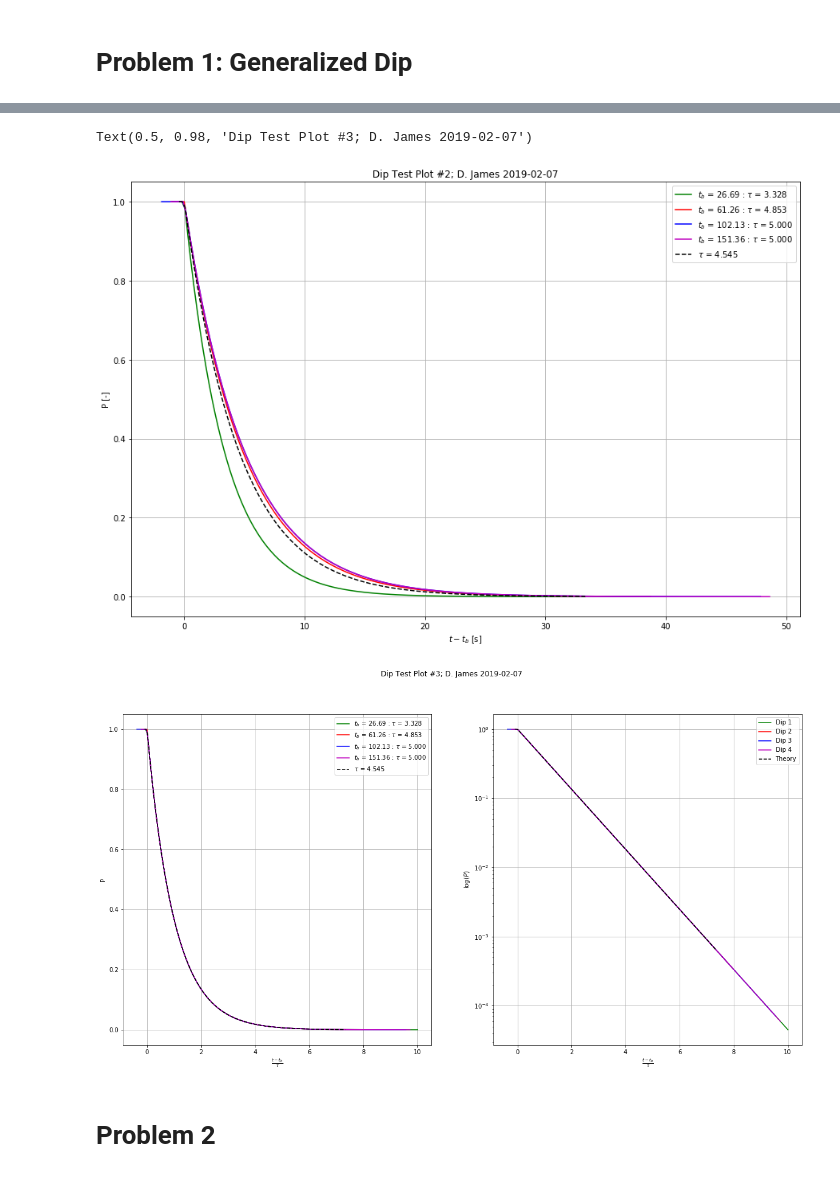
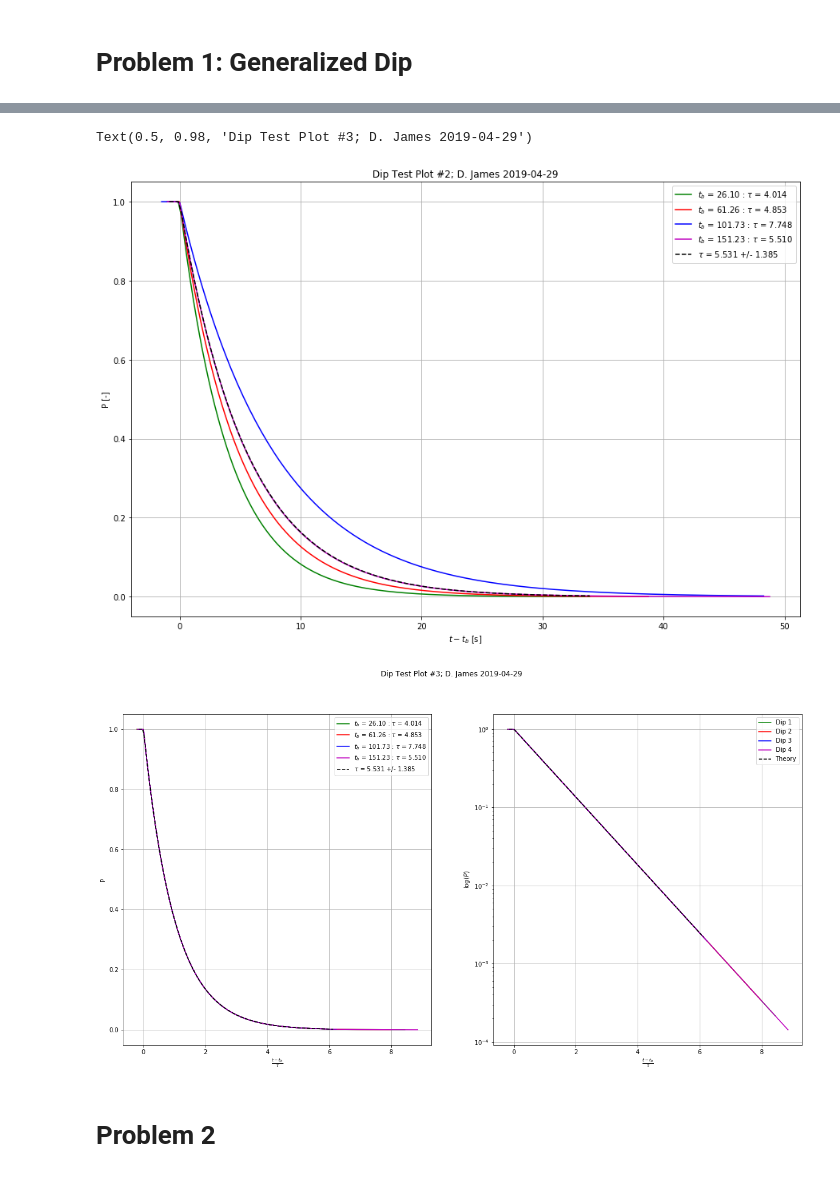
Before and after one commit to DJ-2805/temperature-recorder, a Jupyter notebook: homework/hw3/hw3.ipynb, the cells around one changed output, grey strips where cells are left out. Cells and saved outputs as stored; diff of their text form; code cells hidden in the pictures.

```diff
--- a/homework/hw3/hw3.ipynb
+++ b/homework/hw3/hw3.ipynb
@@ -60,14 +77,18 @@ plt.close()
 # %%
+def normalize(tau, tbreak, t):
+    p = np.exp((tbreak-t)/tau)
+    p[np.where(t < tbreak)] = 1.0
+    return p
+
 '''
 normalized piecewise function
 tau: time constant [s]
 tbreak: time when functions steps down to exponential [s]
 returns normalized value [-]
 '''
-def tModel(tau, tbreak, t):
-    p = np.exp((tbreak-t)/tau)
-    p[np.where(t < tbreak)] = 1.0
-    return p
+def tModel(tau, tbreak, t, ti, tf):
+    return tf + (ti - tf)*np.exp((tbreak-t)/tau)
+
 '''
 residual function to be used for nonlinear fit
 params:
@@ -82,15 +103,16 @@ returns temperature value [C]
 def residual(params,temp, t, ti, tf):
     tau = params['tau']
     tbreak = params['tbreak']
-    return tf + (ti - tf)*np.exp((tbreak-t)/tau) - temp
+    return tModel(tau, tbreak, t, ti, tf) - temp
 # %%
 # list to hold parameters tau and tbreak
 paramVals = []
-# list to hold normalized values analyzed at minimized tau and tbreak
-tModelVals = []
+# list to hold normalized values
+pModelVals = []
 
 # the theoretical tau (treated within the for loop)
 tauMean = 0
+tauSTD = 0
 
 # figures to be plotted on
 fig2 = plt.figure(num=2,figsize=(15,10))
@@ -100,64 +122,80 @@ for i in range(0,5):
     if(i != 4):
         # creating parameters and minimizing residuals
         params = Parameters()
-        params.add('tau', value=3, max=5)
-        params.add('tbreak',value=152, max=160)
-        out = minimize(residual, params, args=(tempBreakout[i], timeBreakout[i], tempBreakout[i][0], tempBreakout[i][-1]))
+        params.add('tau', value=3) #, max=5)
+        params.add('tbreak',value=152) #, max=160)
+        out = minimize(residual, params, args=(tempBreakout[i],
+                                               timeBreakout[i],
+                                               tempBreakout[i][0],
+                                               tempBreakout[i][-1]))
 
         # appending parameters and model values analzed at parameters
         paramVals.append([out.params['tau'].value,out.params['tbreak'].value])
-        tModelVals.append(tModel(paramVals[i][0],paramVals[i][1],timeBreakout[i]))
+        pModelVals.append(normalize(paramVals[i][0],paramVals[i][1],timeBreakout[i]))
 
         # creating handle for functions to be plotted
         currentLabel = r'$t_b$ = %4.2f : $\tau$ = %4.3f' % (paramVals[i][1], paramVals[i][0])
 
         # plotting normalized model vs time graph
         plt.figure(2)
-        plt.plot(timeBreakout[i]-paramVals[i][1],tModelVals[i],color[i+2],label=currentLabel)
+
+        plt.plot(timeBreakout[i]-paramVals[i][1],
+                 pModelVals[i],color[i+2],label=currentLabel)
 
         # plotting normalized model vs normalized time
-        ax1.plot((timeBreakout[i]-paramVals[i][1])/paramVals[i][0],tModelVals[i],color[i+2],label=currentLabel)
+        ax1.plot((timeBreakout[i]-paramVals[i][1])/paramVals[i][0],
+                 pModelVals[i],color[i+2],label=currentLabel)
 
         # plotting normalized log model vs normalized time
-        ax2.semilogy((timeBreakout[i]-paramVals[i][1])/paramVals[i][0],tModelVals[i],color[i+2], label='Dip '+str(i+1))
+        ax2.semilogy((timeBreakout[i]-paramVals[i][1])/paramVals[i][0],
+                     pModelVals[i],color[i+2], label='Dip '+str(i+1))
     else:
         # getting theoretical tau
         tauMean = np.mean([paramVals[i][0] for i in range(0,4)])
+        tauSTD = np.std([paramVals[i][0] for i in range(0,4)])
+
         # evaluating normalized model at theoretical tau
-        tModelVals.append(tModel(tauMean,paramVals[0][1],timeBreakout[0]))
+        pModelVals.append(normalize(tauMean,
+                                 paramVals[0][1],
+                                 timeBreakout[0]))
 
         # plotting theoretical on plots
-        currentLabel = r'$\tau$ = %4.3f' % (tauMean)
+        currentLabel = r'$\tau$ = %4.3f +/- %4.3f' % (tauMean,tauSTD)
         plt.figure(2)
-        plt.plot(timeBreakout[0]-paramVals[0][1],tModelVals[4],'k--',label=currentLabel)
-        ax1.plot((timeBreakout[0]-paramVals[0][1])/tauMean,tModelVals[4],'k--',label=currentLabel)
-        ax2.semilogy((timeBreakout[0]-paramVals[0][1])/tauMean,tModelVals[4],'k--',label='Theory')
+        plt.plot(timeBreakout[0]-paramVals[0][1],
+                 pModelVals[4],'k--',label=currentLabel)
+        ax1.plot((timeBreakout[0]-paramVals[0][1])/tauMean,
+                 pModelVals[4],'k--',label=currentLabel)
+        ax2.semilogy((timeBreakout[0]-paramVals[0][1])/tauMean,
+                     pModelVals[4],'k--',label='Theory')
 
 # configuration for plot 2
 plt.figure(2)
 plt.title('Dip Test Plot #2; D. James ' + now)
 plt.xlabel(r'$t - t_{b}$ [s]')
 plt.ylabel('P [-]')
 plt.grid(True)
 plt.legend()
 
+# configuration for subplots
 # configuration for left subplot
 ax1.legend()
 ax1.grid(True)
 ax1.set_xlabel(r'$\frac{t-t_{b}}{\tau}$')
 ax1.set_ylabel('P')
 
 # configuration for right subplot
 ax2.legend()
 ax2.grid(True)
 ax2.set_xlabel(r'$\frac{t-t_{b}}{\tau}$')
 ax2.set_ylabel(r'$\log(P)$')
 
+# overall title for figure with subplots
 fig3.suptitle('Dip Test Plot #3; D. James ' + now)
 # %% [output]
-Text(0.5, 0.98, 'Dip Test Plot #3; D. James 2019-02-07')
+Text(0.5, 0.98, 'Dip Test Plot #3; D. James 2019-04-29')
-[figure, old version]
+[figure, new version]
-[figure, old version]
+[figure, new version]
 # %% [markdown]
 # Problem 2
 # %%
```
Also changed, not shown: parts of 5 cells of this notebook, 2 other files.
